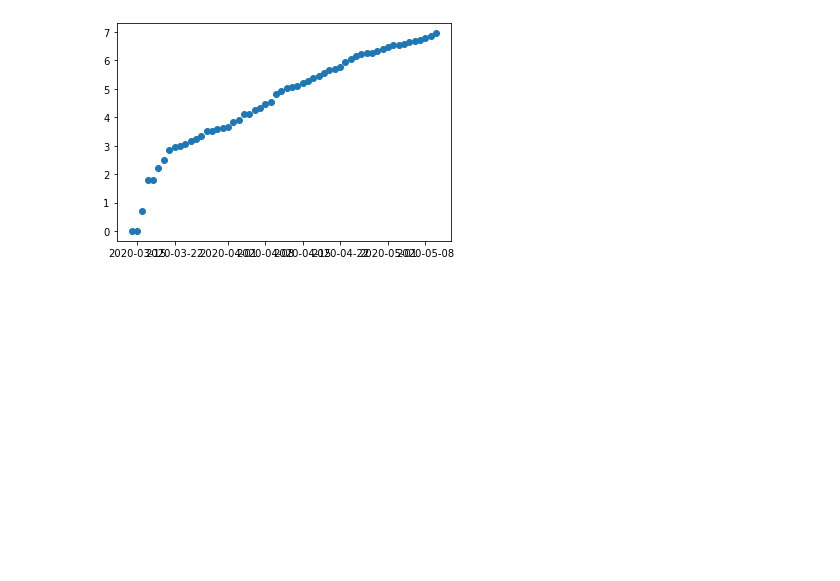
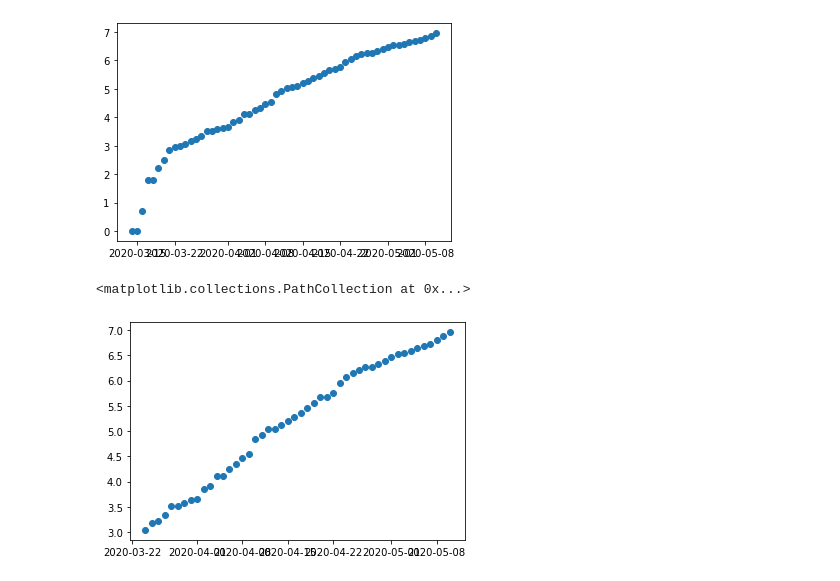
Before and after one commit to cesaraceytuno/STATISTICAL_LEARNING_1, a Jupyter notebook: Tareas/Practica2/Practica2_Parte1.ipynb, the cells around one changed output. Cells and saved outputs as stored; diff of their text form; code cells hidden in the pictures; blank space fills up the shorter version.

```diff
--- a/Tareas/Practica2/Practica2_Parte1.ipynb
+++ b/Tareas/Practica2/Practica2_Parte1.ipynb
@@ -44,3 +51,9 @@ plt.scatter(x=GT_data_covid["Date"], y=GT_data_covid["log_confirmed"])
 # %% [output]
 <matplotlib.collections.PathCollection at 0x...>
 [figure]
+# %%
+GT_data_covid = GT_data_covid[(GT_data_covid["Date"] >= '2020-03-24')]
+plt.scatter(x=GT_data_covid["Date"], y=GT_data_covid["log_confirmed"])
+# %% [output]
+<matplotlib.collections.PathCollection at 0x...>
+[figure, added]
```
Also changed, not shown: parts of 9 cells of this notebook.
